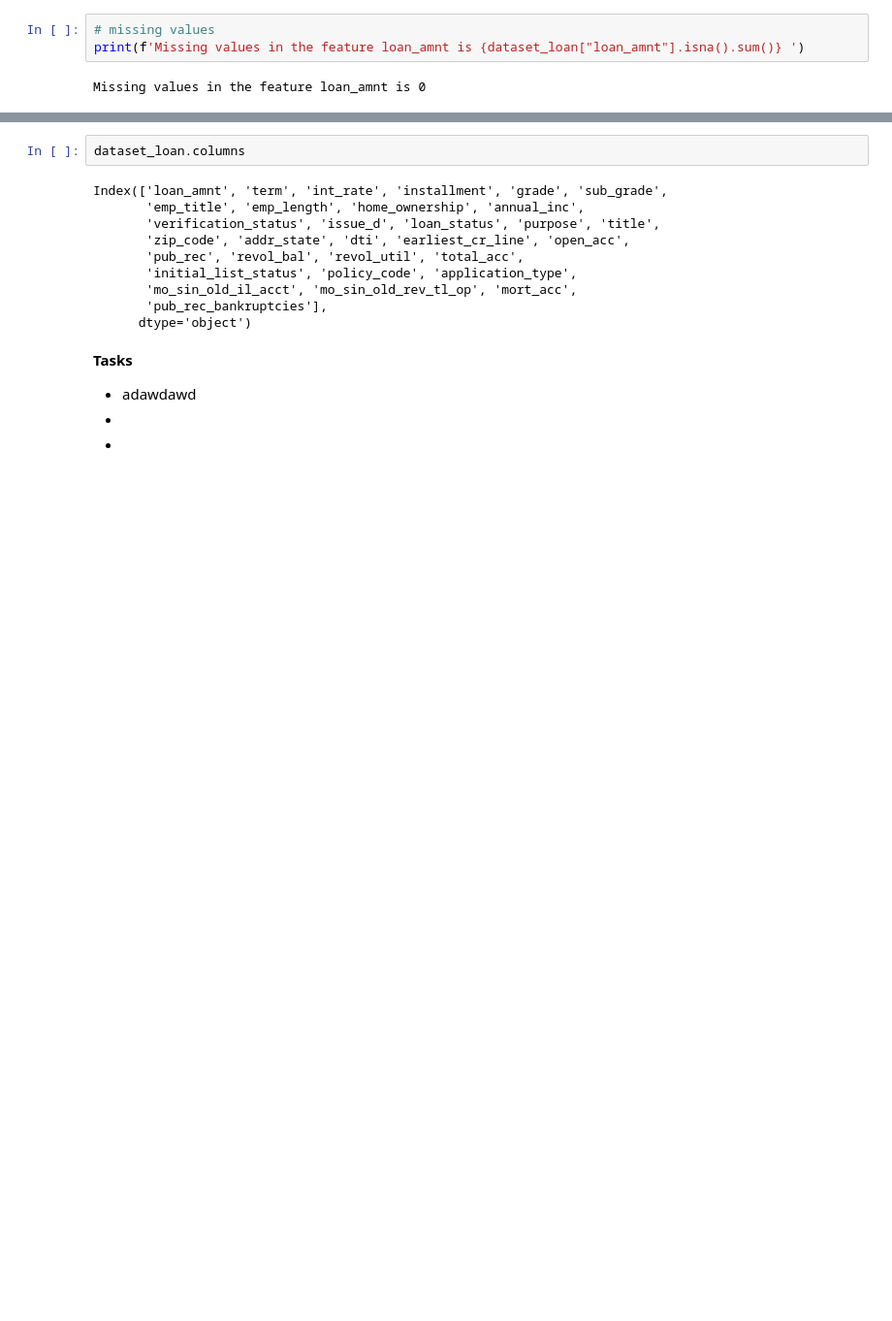
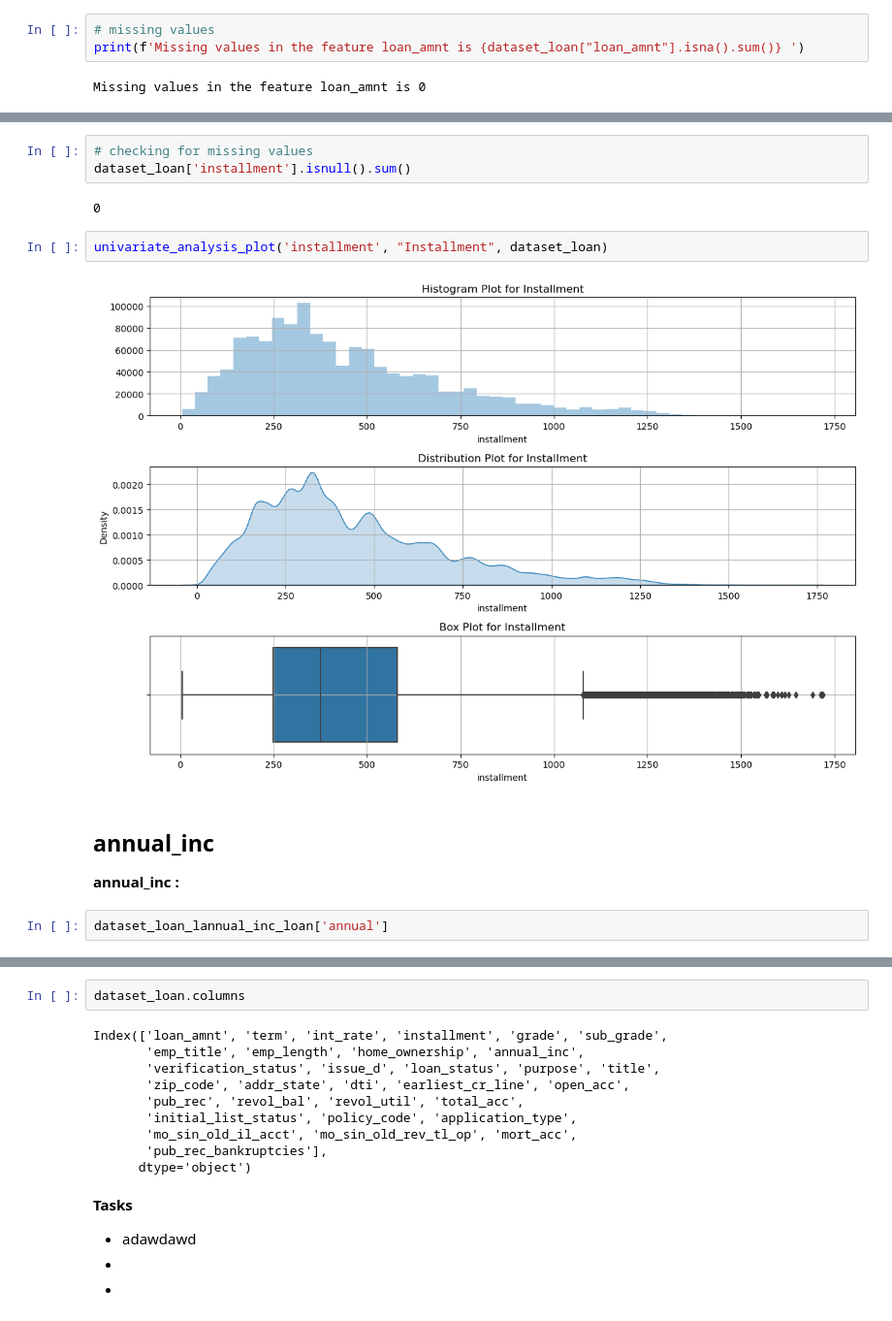
Before and after one commit to Singhal-Piyush/credit-risk-probability-default-model, a Jupyter notebook: 01_credit_risk_data_exploration.ipynb, the cells around one changed output, grey strips where cells are left out. Shown at 97% size. Drawn from its saved outputs; the diff is of its cells as text; blank space fills up the shorter version.

```diff
--- a/01_credit_risk_data_exploration.ipynb
+++ b/01_credit_risk_data_exploration.ipynb
@@ -725,0 +869,15 @@ We will make the observation which columns need the what kind of transformaiton,
+# %%
+# checking for missing values
+dataset_loan['installment'].isnull().sum()
+# %% [output]
+0
+# %%
+univariate_analysis_plot('installment', "Installment", dataset_loan)
+# %% [output]
+[figure, added]
+# %% [markdown]
+## annual_inc
+
+**annual_inc :**
+# %%
+dataset_loan_lannual_inc_loan['annual']
```
Also changed, not shown: parts of 40 cells of this notebook.
